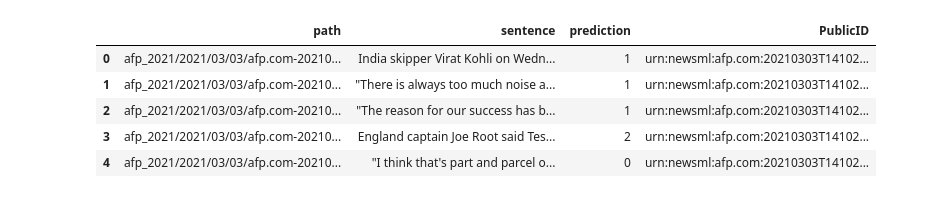
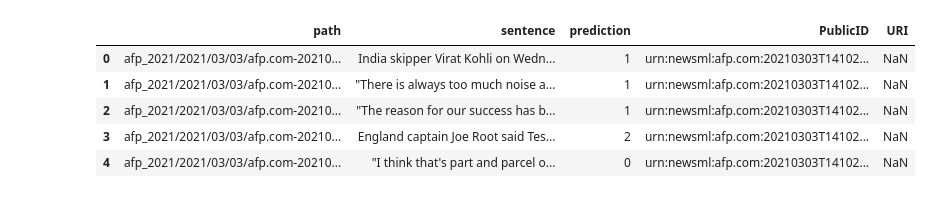
Before and after one commit to ANR-kFLOW/KG2Narrative, a Jupyter notebook: linking_predictions.ipynb, the cells around one changed output. Cells and saved outputs as stored; diff of their text form; code cells hidden in the pictures.

```diff
--- a/linking_predictions.ipynb
+++ b/linking_predictions.ipynb
@@ -18,9 +28,13 @@ data['PublicID'] = data['path'].map(public_ids)
-# %%
-data.head()
-# %% [output]
-|  | path | sentence | prediction | PublicID |
-| 0 | afp_2021/2021/03/03/afp.com-20210... | India skipper Virat Kohli on Wedn... | 1 | urn:newsml:afp.com:20210303T14102... |
-| 1 | afp_2021/2021/03/03/afp.com-20210... | "There is always too much noise a... | 1 | urn:newsml:afp.com:20210303T14102... |
-| 2 | afp_2021/2021/03/03/afp.com-20210... | "The reason for our success has b... | 1 | urn:newsml:afp.com:20210303T14102... |
-| 3 | afp_2021/2021/03/03/afp.com-20210... | England captain Joe Root said Tes... | 2 | urn:newsml:afp.com:20210303T14102... |
-| 4 | afp_2021/2021/03/03/afp.com-20210... | "I think that's part and parcel o... | 0 | urn:newsml:afp.com:20210303T14102... |
+# %%
+#Add Asrael's URI's to the dataset. Note that some ID's can't be matched
+URIs = pd.read_csv("Data/URI_ID.csv")
+data = data.join(URIs.set_index('Identifier'), on='PublicID')
+del URIs
+data.head()
+# %% [output]
+|  | path | sentence | prediction | PublicID | URI |
+| 0 | afp_2021/2021/03/03/afp.com-20210... | India skipper Virat Kohli on Wedn... | 1 | urn:newsml:afp.com:20210303T14102... | NaN |
+| 1 | afp_2021/2021/03/03/afp.com-20210... | "There is always too much noise a... | 1 | urn:newsml:afp.com:20210303T14102... | NaN |
+| 2 | afp_2021/2021/03/03/afp.com-20210... | "The reason for our success has b... | 1 | urn:newsml:afp.com:20210303T14102... | NaN |
+| 3 | afp_2021/2021/03/03/afp.com-20210... | England captain Joe Root said Tes... | 2 | urn:newsml:afp.com:20210303T14102... | NaN |
+| 4 | afp_2021/2021/03/03/afp.com-20210... | "I think that's part and parcel o... | 0 | urn:newsml:afp.com:20210303T14102... | NaN |
```
Also changed, not shown: parts of 4 cells of this notebook, 1 other file.
